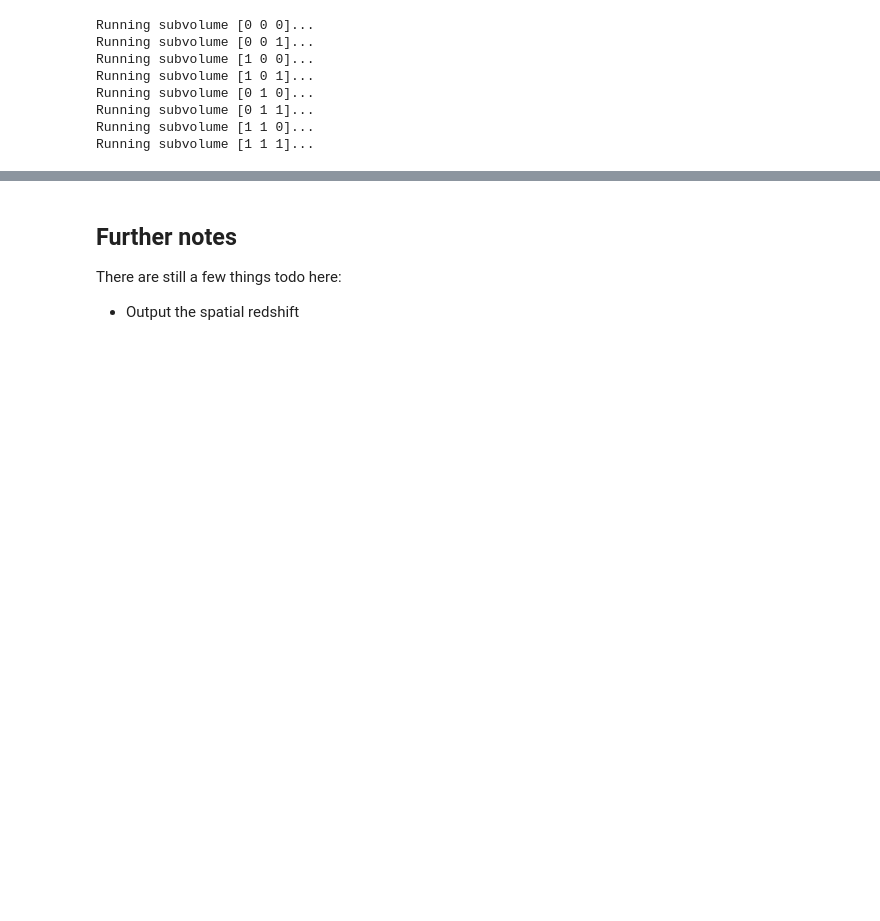
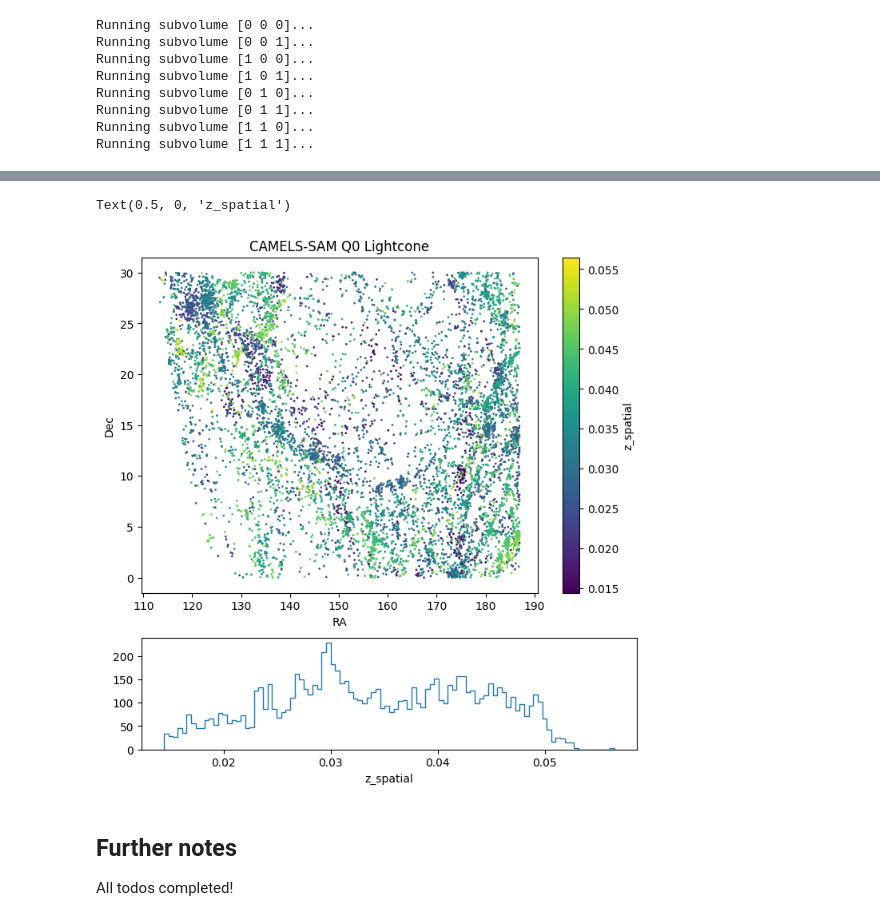
Before and after one commit to maho3/ltu-connect, a Jupyter notebook: sdss_mgs/tutorial_mock_mgs.ipynb, the cells around one changed output, grey strips where cells are left out. Drawn from its saved outputs; the diff is of its cells as text; code cells hidden in the pictures; blank space fills up the shorter version.

```diff
--- a/sdss_mgs/tutorial_mock_mgs.ipynb
+++ b/sdss_mgs/tutorial_mock_mgs.ipynb
@@ -216,5 +224,24 @@ Text(0.5, 0, 'z')
-# %% [markdown]
-## Further notes
-
-There are still a few things todo here:
-- Output the spatial redshift
+# %%
+# With spatial redshifts (not including RSDs)
+f, axs = plt.subplots(
+    2,1, figsize=(8,8),
+    gridspec_kw=dict(height_ratios=[3,1])
+)
+
+ax = axs[0]
+im = ax.scatter(grdz[mask,0], grdz[mask,1], c=zspatial[mask], s=1)
+ax.set_xlabel('RA')
+ax.set_ylabel('Dec')
+ax.set_title(f'CAMELS-SAM Q{Q} Lightcone')
+plt.colorbar(im, label='z_spatial')
+
+ax = axs[1]
+ax.hist(zspatial[mask], bins=100, histtype='step')
+ax.set_xlabel('z_spatial')
+# %% [output]
+Text(0.5, 0, 'z_spatial')
+[figure, added]
+# %% [markdown]
+## Further notes
+
+All todos completed!
```
Also changed, not shown: parts of 2 cells of this notebook.
